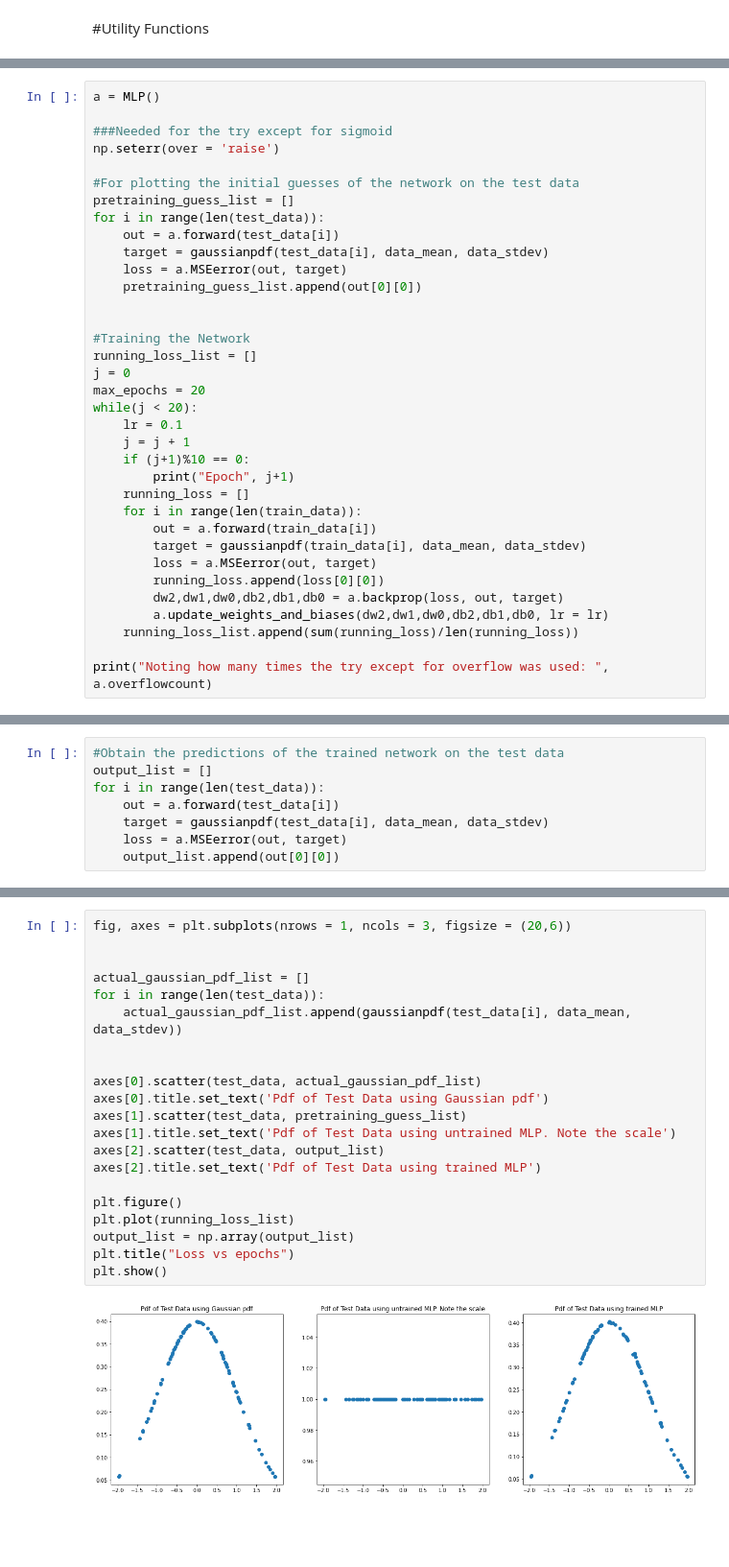
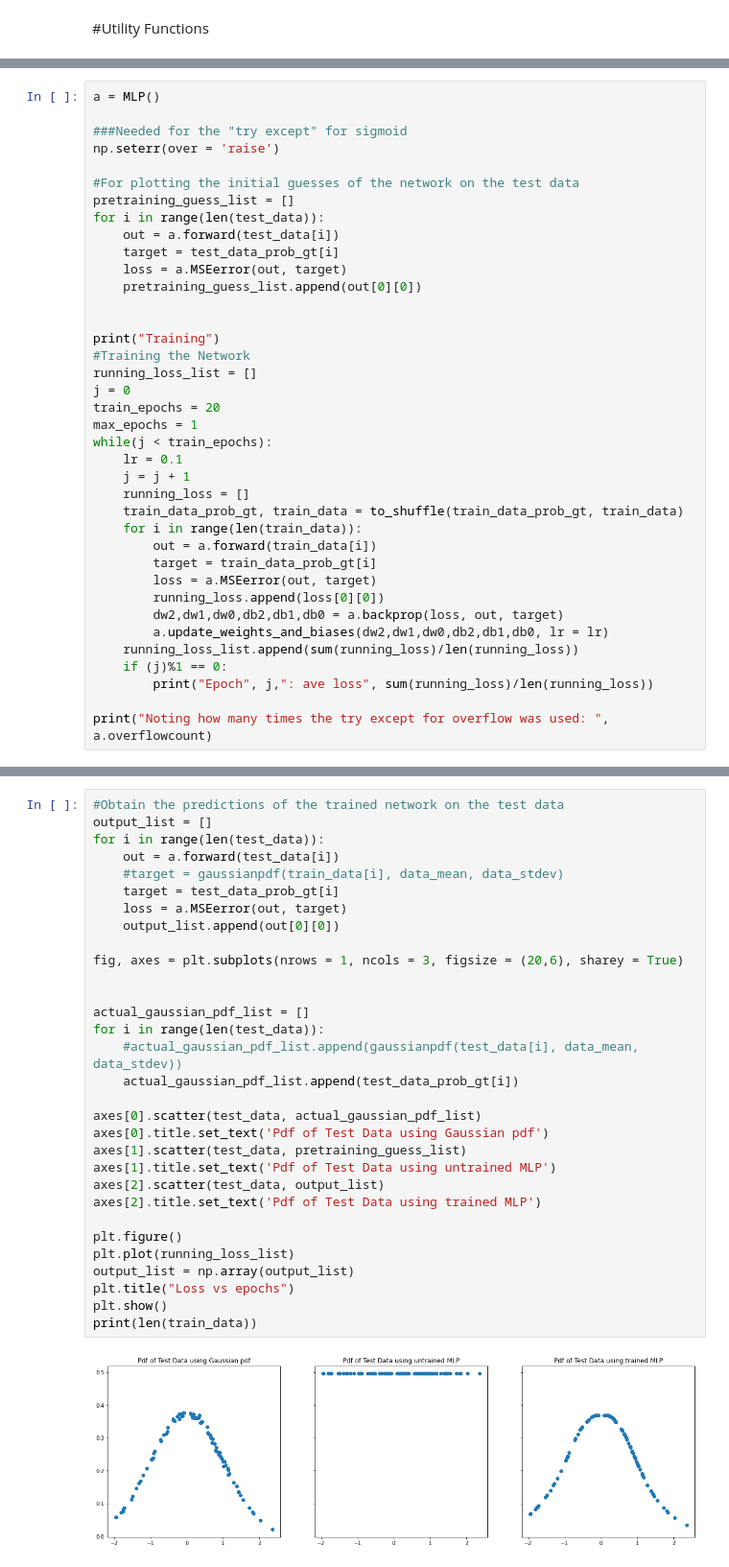
Before and after one commit to marcus-reyes/EE298M, a Jupyter notebook: FMLA02.ipynb, the cells around one changed output, grey strips where cells are left out. Shown: that part at 96% size. Drawn from its saved outputs; the diff is of its cells as text; blank space fills up the shorter version.

```diff
--- a/FMLA02.ipynb
+++ b/FMLA02.ipynb
@@ -211,36 +296,39 @@ class MLP():
 # %%
 a = MLP()
 
-###Needed for the try except for sigmoid
+###Needed for the "try except" for sigmoid
 np.seterr(over = 'raise')
 
 #For plotting the initial guesses of the network on the test data
 pretraining_guess_list = []
 for i in range(len(test_data)):
     out = a.forward(test_data[i])
-    target = gaussianpdf(test_data[i], data_mean, data_stdev)
+    target = test_data_prob_gt[i]
     loss = a.MSEerror(out, target)
     pretraining_guess_list.append(out[0][0])
 
 
+print("Training")
 #Training the Network
 running_loss_list = []
 j = 0
-max_epochs = 20
-while(j < 20):
+train_epochs = 20
+max_epochs = 1
+while(j < train_epochs):
     lr = 0.1
     j = j + 1
-    if (j+1)%10 == 0:
-        print("Epoch", j+1)
     running_loss = []
+    train_data_prob_gt, train_data = to_shuffle(train_data_prob_gt, train_data)
     for i in range(len(train_data)):
         out = a.forward(train_data[i])
-        target = gaussianpdf(train_data[i], data_mean, data_stdev)
+        target = train_data_prob_gt[i]
         loss = a.MSEerror(out, target)
         running_loss.append(loss[0][0])
         dw2,dw1,dw0,db2,db1,db0 = a.backprop(loss, out, target)
         a.update_weights_and_biases(dw2,dw1,dw0,db2,db1,db0, lr = lr)
     running_loss_list.append(sum(running_loss)/len(running_loss))
+    if (j)%1 == 0:
+        print("Epoch", j,": ave loss", sum(running_loss)/len(running_loss))
 
 print("Noting how many times the try except for overflow was used: ", a.overflowcount)
 # %% [output]
@@ -252,8 +351,0 @@ Noting how many times the try except for overflow was used:  0
-# %%
-#Obtain the predictions of the trained network on the test data
-output_list = []
-for i in range(len(test_data)):
-    out = a.forward(test_data[i])
-    target = gaussianpdf(test_data[i], data_mean, data_stdev)
-    loss = a.MSEerror(out, target)
-    output_list.append(out[0][0])
@@ -260,23 +359,33 @@ for i in range(len(test_data)):
 # %%
-fig, axes = plt.subplots(nrows = 1, ncols = 3, figsize = (20,6))
+#Obtain the predictions of the trained network on the test data
+output_list = []
+for i in range(len(test_data)):
+    out = a.forward(test_data[i])
+    #target = gaussianpdf(train_data[i], data_mean, data_stdev)
+    target = test_data_prob_gt[i]
+    loss = a.MSEerror(out, target)
+    output_list.append(out[0][0])
+
+fig, axes = plt.subplots(nrows = 1, ncols = 3, figsize = (20,6), sharey = True)
 
 
 actual_gaussian_pdf_list = []
 for i in range(len(test_data)):
-    actual_gaussian_pdf_list.append(gaussianpdf(test_data[i], data_mean, data_stdev))
-
+    #actual_gaussian_pdf_list.append(gaussianpdf(test_data[i], data_mean, data_stdev))
+    actual_gaussian_pdf_list.append(test_data_prob_gt[i])
 
 axes[0].scatter(test_data, actual_gaussian_pdf_list)
 axes[0].title.set_text('Pdf of Test Data using Gaussian pdf')
 axes[1].scatter(test_data, pretraining_guess_list)
-axes[1].title.set_text('Pdf of Test Data using untrained MLP. Note the scale')
+axes[1].title.set_text('Pdf of Test Data using untrained MLP')
 axes[2].scatter(test_data, output_list)
 axes[2].title.set_text('Pdf of Test Data using trained MLP')
 
 plt.figure()
 plt.plot(running_loss_list)
 output_list = np.array(output_list)
 plt.title("Loss vs epochs")
 plt.show()
+print(len(train_data))
 # %% [output]
-[figure, old version]
+[figure, new version]
```
Also changed, not shown: parts of 15 cells of this notebook.
